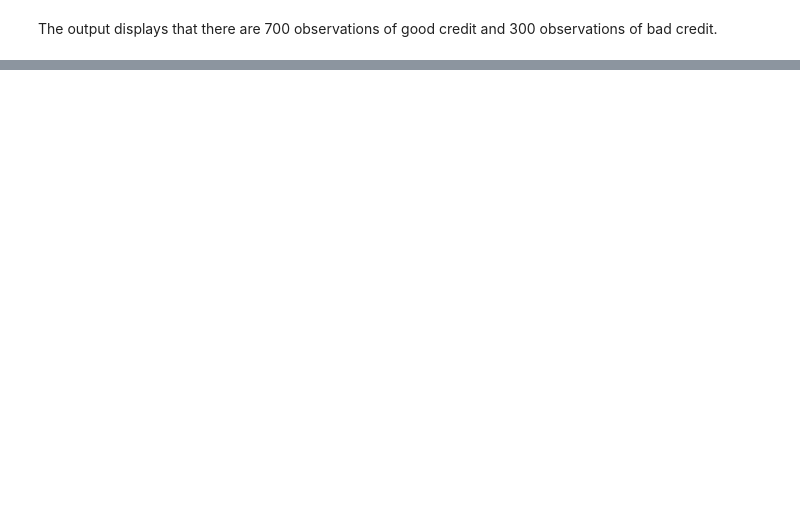
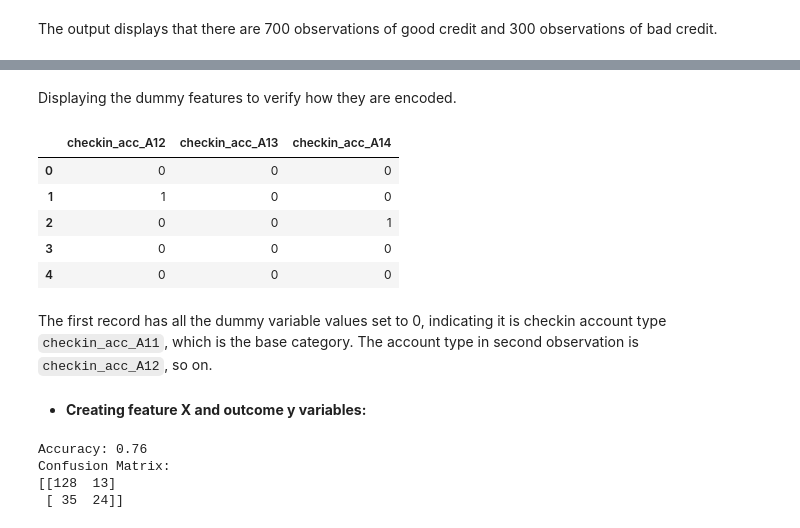
Before and after one commit to arunp77/Machine-Learning, a Jupyter notebook: Projects-ML/Reg-models/Classification-regression.ipynb, the cells around one changed output, grey strips where cells are left out. Drawn from its saved outputs; the diff is of its cells as text; code cells hidden in the pictures; blank space fills up the shorter version.

```diff
--- a/Projects-ML/Reg-models/Classification-regression.ipynb
+++ b/Projects-ML/Reg-models/Classification-regression.ipynb
@@ -208,0 +279,15 @@ The output displays that there are 700 observations of good credit and 300 obser
+# %% [markdown]
+Displaying the dummy features to verify how they are encoded.
+# %%
+encoded_credit_df[['checkin_acc_A12', 'checkin_acc_A13', 'checkin_acc_A14']].head()
+# %% [output]
+|  | checkin_acc_A12 | checkin_acc_A13 | checkin_acc_A14 |
+| 0 | 0 | 0 | 0 |
+| 1 | 1 | 0 | 0 |
+| 2 | 0 | 0 | 1 |
+| 3 | 0 | 0 | 0 |
+| 4 | 0 | 0 | 0 |
+# %% [markdown]
+The first record has all the dummy variable values set to 0, indicating it is checkin account type `checkin_acc_A11`, which is the base category. The account type in second observation is `checkin_acc_A12`, so on.
+# %% [markdown]
+- **Creating feature X and outcome y variables:**
@@ -208,0 +301,42 @@ The output displays that there are 700 observations of good credit and 300 obser
+# %%
+import pandas as pd
+from sklearn.model_selection import train_test_split
+from sklearn.linear_model import LogisticRegression
+from sklearn.preprocessing import LabelEncoder
+from sklearn.metrics import accuracy_score, confusion_matrix
+
+# Assuming 'credit_df' is your DataFrame
+# Encode categorical variables if needed
+le = LabelEncoder()
+categorical_columns = ['checkin_acc', 'credit_history', 'savings_acc', 'present_emp_since', 'personal_status', 'inst_plans', 'job', 'status']
+for col in categorical_columns:
+    credit_df[col] = le.fit_transform(credit_df[col])
+
+# Define features and target variable
+X = credit_df.drop('status', axis=1)
+y = credit_df['status']
+
+# Split the data into training and testing sets
+X_train, X_test, y_train, y_test = train_test_split(X, y, test_size=0.2, random_state=42)
+
+# Initialize the logistic regression model
+model = LogisticRegression()
+
+# Fit the model to the training data
+model.fit(X_train, y_train)
+
+# Make predictions on the test set
+predictions = model.predict(X_test)
+
+# Evaluate the model
+accuracy = accuracy_score(y_test, predictions)
+conf_matrix = confusion_matrix(y_test, predictions)
+
+print(f"Accuracy: {accuracy}")
+print("Confusion Matrix:")
+print(conf_matrix)
+# %% [output]
+Accuracy: 0.76
+Confusion Matrix:
+[[128  13]
+ [ 35  24]]
```
Also changed, not shown: parts of 13 cells of this notebook, 1 other file.
